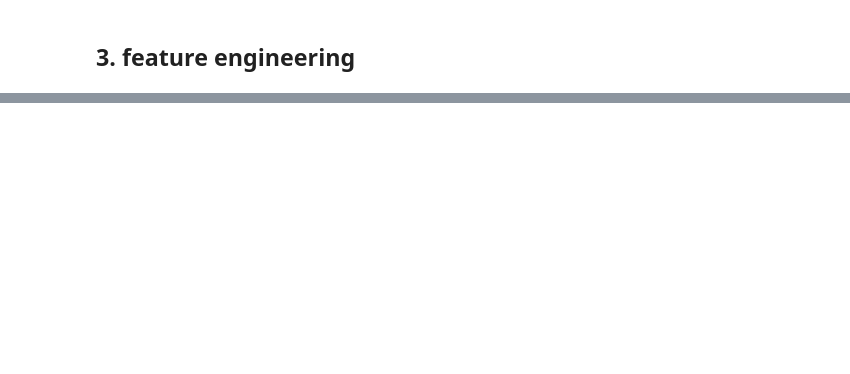
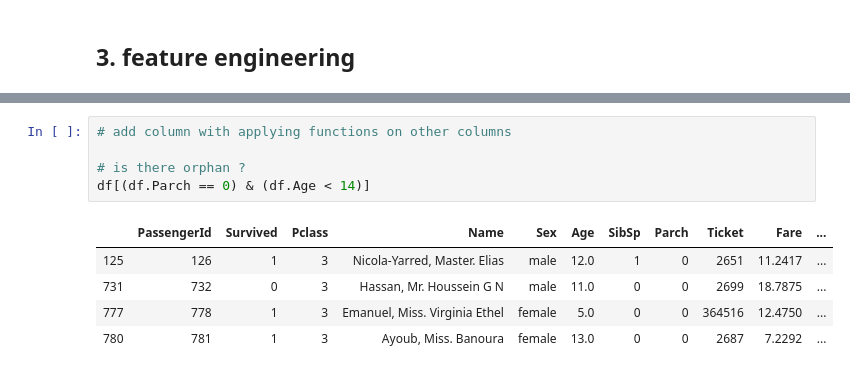
Before and after one commit to nonodamiens/ML_titanic, a Jupyter notebook: Titanic.ipynb, the cells around one changed output, grey strips where cells are left out. Saved outputs shown, nothing was run; the diff lists cells and outputs as text; blank space fills up the shorter version.

```diff
--- a/Titanic.ipynb
+++ b/Titanic.ipynb
@@ -214,0 +224,11 @@ df[df.Age < 1]
+# %%
+# add column with applying functions on other columns
+
+# is there orphan ?
+df[(df.Parch == 0) & (df.Age < 14)]
+# %% [output]
+|  | PassengerId | Survived | Pclass | Name | Sex | Age | SibSp | Parch | Ticket | Fare | ... |
+| 125 | 126 | 1 | 3 | Nicola-Yarred, Master. Elias | male | 12.0 | 1 | 0 | 2651 | 11.2417 | ... |
+| 731 | 732 | 0 | 3 | Hassan, Mr. Houssein G N | male | 11.0 | 0 | 0 | 2699 | 18.7875 | ... |
+| 777 | 778 | 1 | 3 | Emanuel, Miss. Virginia Ethel | female | 5.0 | 0 | 0 | 364516 | 12.4750 | ... |
+| 780 | 781 | 1 | 3 | Ayoub, Miss. Banoura | female | 13.0 | 0 | 0 | 2687 | 7.2292 | ... |
```
Also changed, not shown: parts of 8 cells of this notebook.
